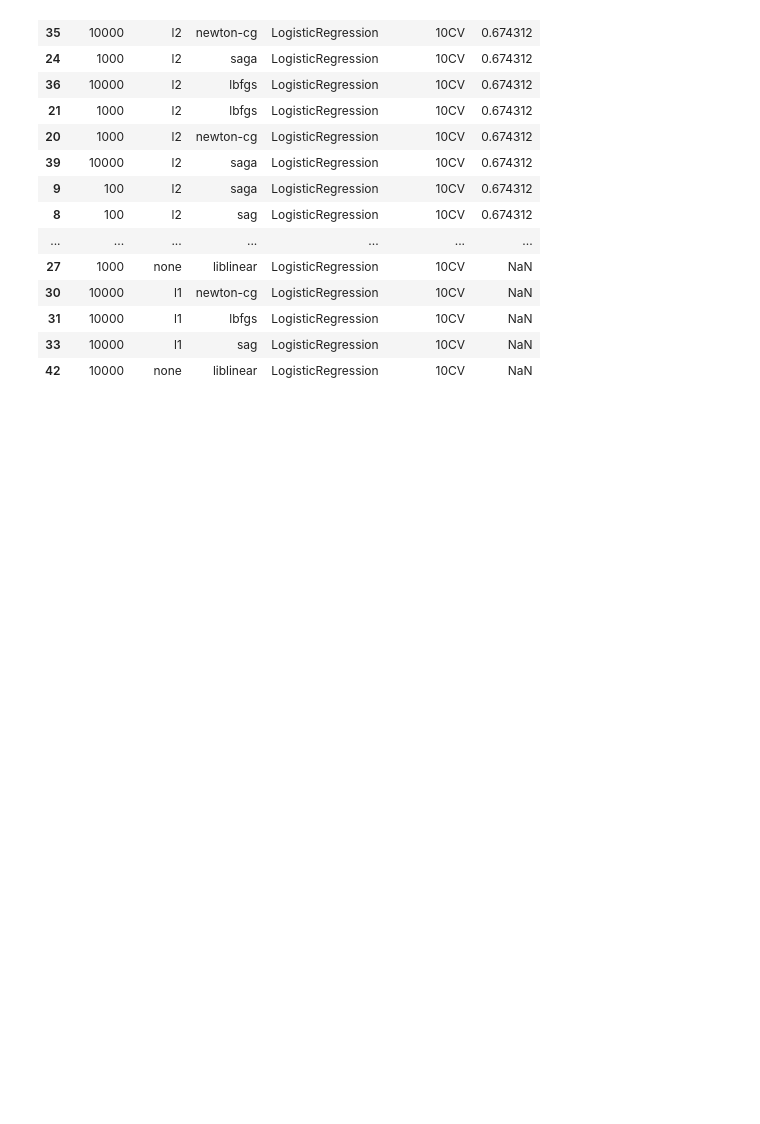
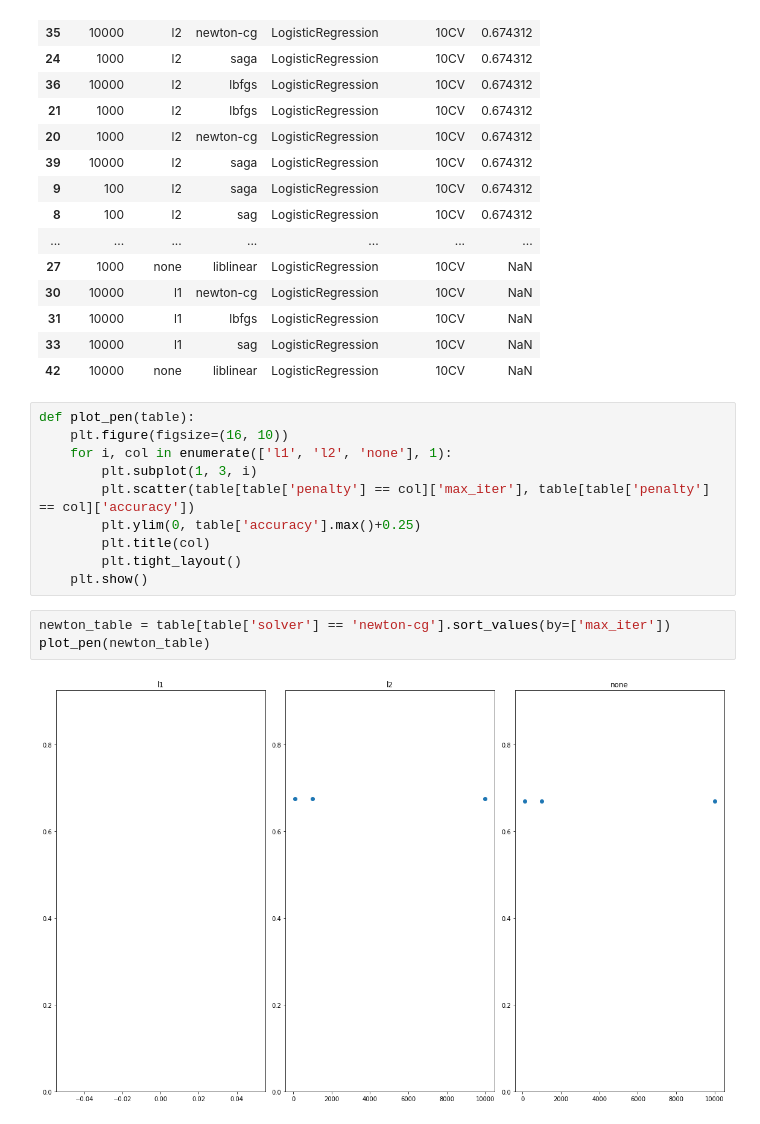
Before and after one commit to DuplexCard/F20DL-Natalia-G4, a Jupyter notebook: lab9.ipynb, the cells around one changed output. Drawn from its saved outputs; the diff is of its cells as text; blank space fills up the shorter version.

Commit message:
adding graphs for logistic penelties by solver

```diff
--- a/lab9.ipynb
+++ b/lab9.ipynb
@@ -186,3 +186,18 @@ table
 | 31 | 10000 | l1 | lbfgs | LogisticRegression | 10CV | NaN |
 | 33 | 10000 | l1 | sag | LogisticRegression | 10CV | NaN |
 | 42 | 10000 | none | liblinear | LogisticRegression | 10CV | NaN |
+# %%
+def plot_pen(table):
+    plt.figure(figsize=(16, 10))
+    for i, col in enumerate(['l1', 'l2', 'none'], 1):
+        plt.subplot(1, 3, i)
+        plt.scatter(table[table['penalty'] == col]['max_iter'], table[table['penalty'] == col]['accuracy'])
+        plt.ylim(0, table['accuracy'].max()+0.25)
+        plt.title(col)
+        plt.tight_layout()
+    plt.show()
+# %%
+newton_table = table[table['solver'] == 'newton-cg'].sort_values(by=['max_iter'])
+plot_pen(newton_table)
+# %% [output]
+[figure, added]
```
Also changed, not shown: parts of 4 cells of this notebook.
